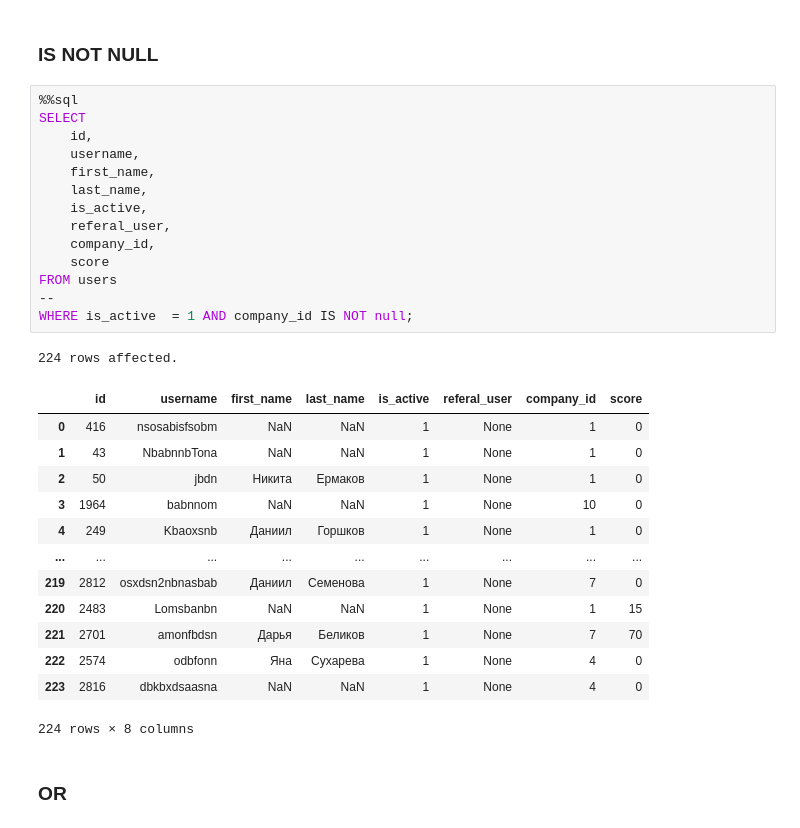
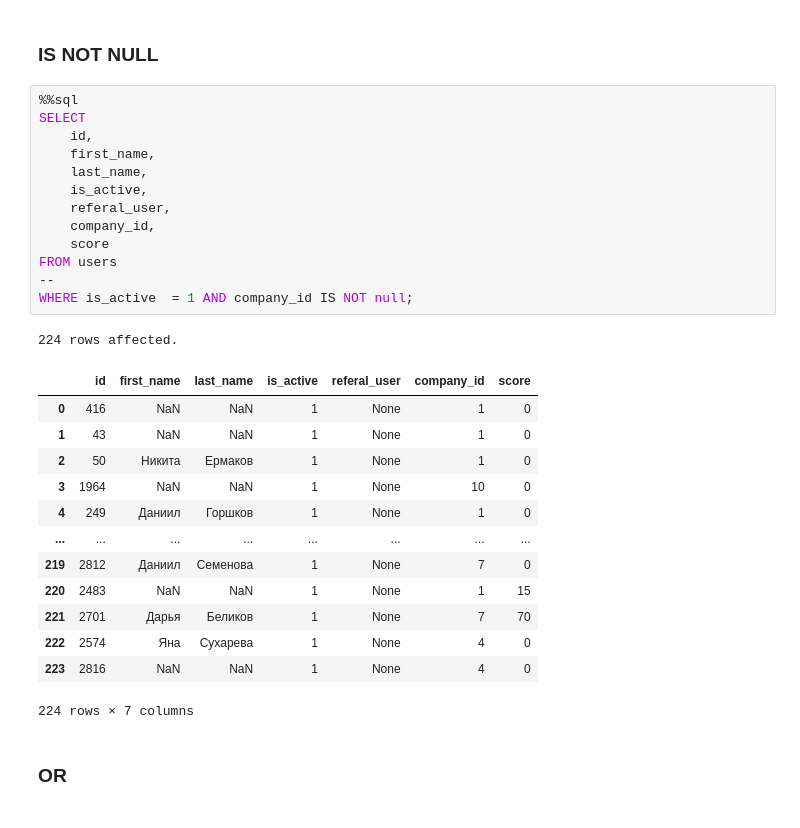
Before and after one commit to magus1968/learning-sql, a Jupyter notebook: docs/appx/simulative.ipynb, the cells around one changed output. Cells and saved outputs as stored; diff of their text form.

```diff
--- a/docs/appx/simulative.ipynb
+++ b/docs/appx/simulative.ipynb
@@ -575,32 +581,31 @@ WHERE id = 198 AND True;
 # %%
 %%sql
 SELECT
     id,
-    username,
     first_name,
     last_name,
     is_active,
     referal_user,
     company_id,
     score
 FROM users
 --
 WHERE is_active  = 1 AND company_id IS NOT null;
 # %% [output]
 224 rows affected.
-|  | id | username | first_name | last_name | is_active | referal_user | company_id | score |
-| 0 | 416 | nsosabisfsobm | NaN | NaN | 1 | None | 1 | 0 |
-| 1 | 43 | NbabnnbTona | NaN | NaN | 1 | None | 1 | 0 |
-| 2 | 50 | jbdn | Никита | Ермаков | 1 | None | 1 | 0 |
-| 3 | 1964 | babnnom | NaN | NaN | 1 | None | 10 | 0 |
-| 4 | 249 | Kbaoxsnb | Даниил | Горшков | 1 | None | 1 | 0 |
-| ... | ... | ... | ... | ... | ... | ... | ... | ... |
-| 219 | 2812 | osxdsn2nbnasbab | Даниил | Семенова | 1 | None | 7 | 0 |
-| 220 | 2483 | Lomsbanbn | NaN | NaN | 1 | None | 1 | 15 |
-| 221 | 2701 | amonfbdsn | Дарья | Беликов | 1 | None | 7 | 70 |
-| 222 | 2574 | odbfonn | Яна | Сухарева | 1 | None | 4 | 0 |
-| 223 | 2816 | dbkbxdsaasna | NaN | NaN | 1 | None | 4 | 0 |
+|  | id | first_name | last_name | is_active | referal_user | company_id | score |
+| 0 | 416 | NaN | NaN | 1 | None | 1 | 0 |
+| 1 | 43 | NaN | NaN | 1 | None | 1 | 0 |
+| 2 | 50 | Никита | Ермаков | 1 | None | 1 | 0 |
+| 3 | 1964 | NaN | NaN | 1 | None | 10 | 0 |
+| 4 | 249 | Даниил | Горшков | 1 | None | 1 | 0 |
+| ... | ... | ... | ... | ... | ... | ... | ... |
+| 219 | 2812 | Даниил | Семенова | 1 | None | 7 | 0 |
+| 220 | 2483 | NaN | NaN | 1 | None | 1 | 15 |
+| 221 | 2701 | Дарья | Беликов | 1 | None | 7 | 70 |
+| 222 | 2574 | Яна | Сухарева | 1 | None | 4 | 0 |
+| 223 | 2816 | NaN | NaN | 1 | None | 4 | 0 |
-224 rows × 8 columns
+224 rows × 7 columns
 # %% [markdown]
 ### OR
 # %%
```
Also changed, not shown: parts of 33 cells of this notebook, 1 other file.
